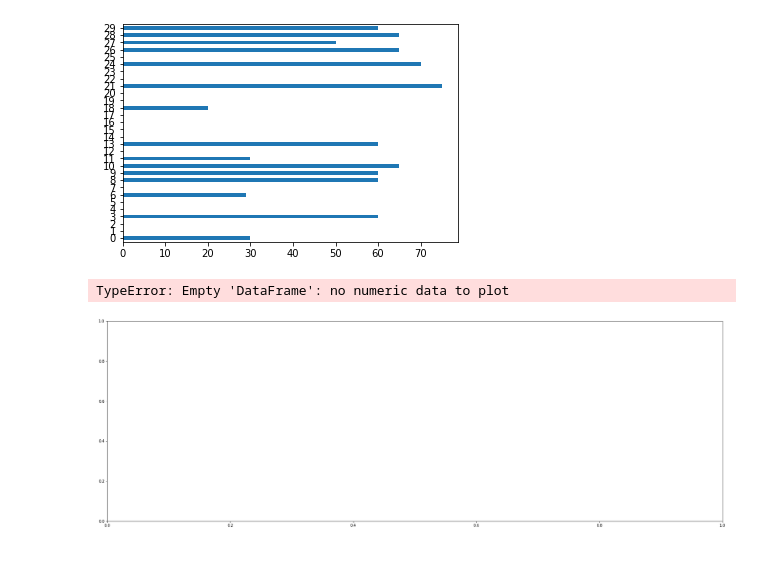
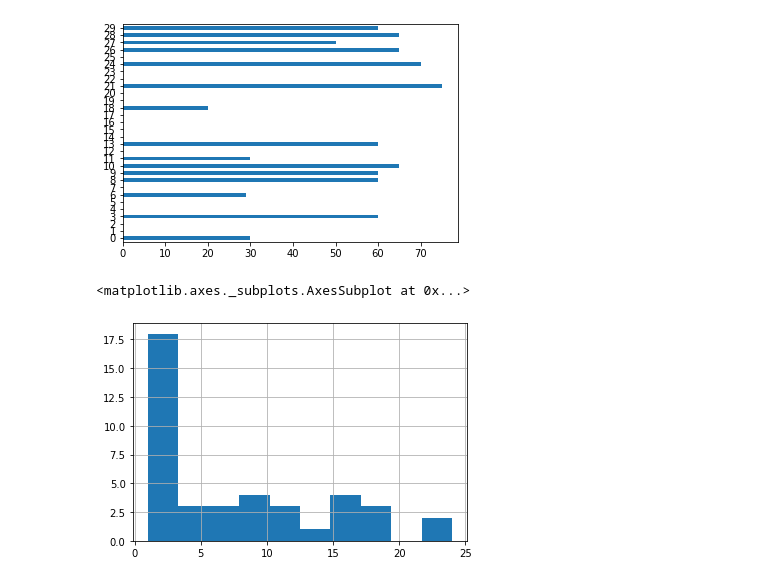
Before and after one commit to 2019-B-GR1-Python/py-silva-garcia-andrea-guiomar, a Jupyter notebook: Deberes/Informe_doramas.ipynb, the cells around one changed output. Saved outputs shown, nothing was run; the diff lists cells and outputs as text; code cells hidden in the pictures.

```diff
--- a/Deberes/Informe_doramas.ipynb
+++ b/Deberes/Informe_doramas.ipynb
@@ -98,11 +102,8 @@ df2_completo_pickle['duracion'].plot(kind="barh")
 # %% [output]
 <matplotlib.axes._subplots.AxesSubplot at 0x...>
 [figure]
-# %%
-fig = plt.figure(figsize=(30,10))
-
-df3.Titulo.plot(kind="bar")
-plt.show()
-# %% [output]
-TypeError: Empty 'DataFrame': no numeric data to plot
-[figure, removed]
+# %%
+df3_completo_pickle['titulo'].value_counts().hist()
+# %% [output]
+<matplotlib.axes._subplots.AxesSubplot at 0x...>
+[figure, added]
```
Also changed, not shown: parts of 7 cells of this notebook, 6 other files.
